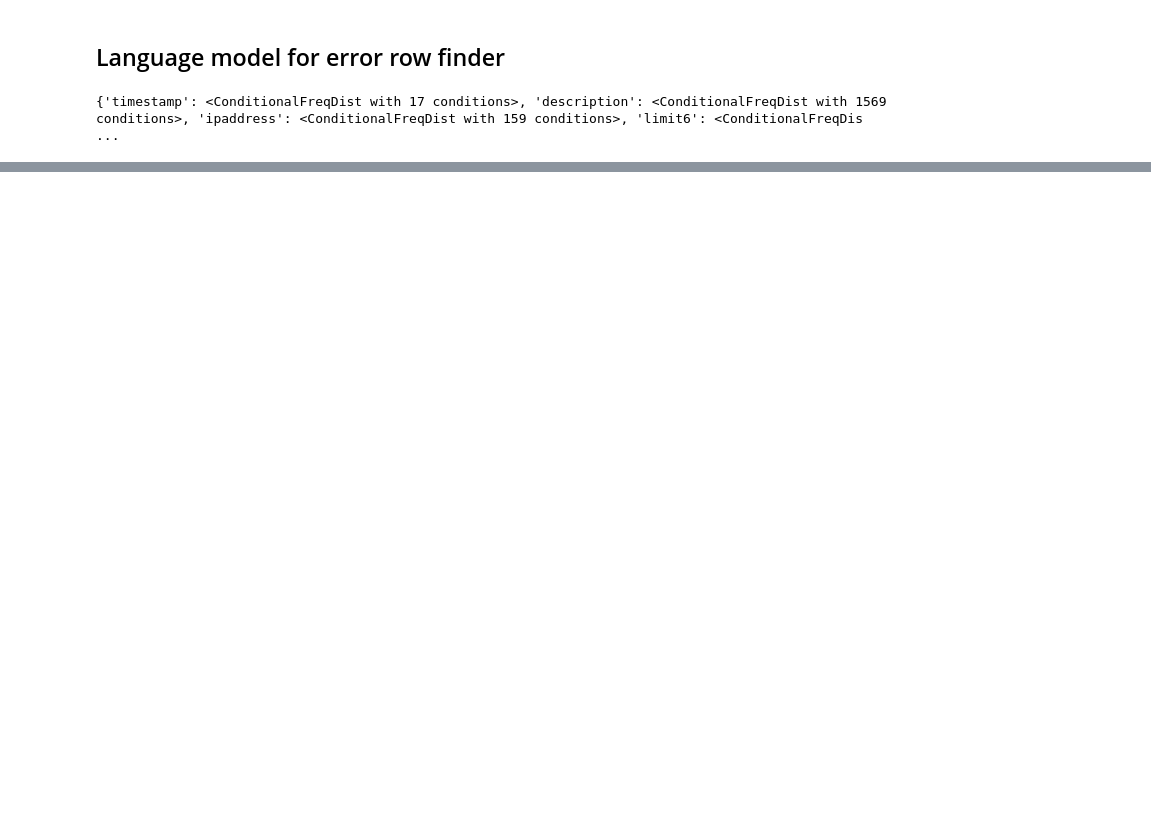
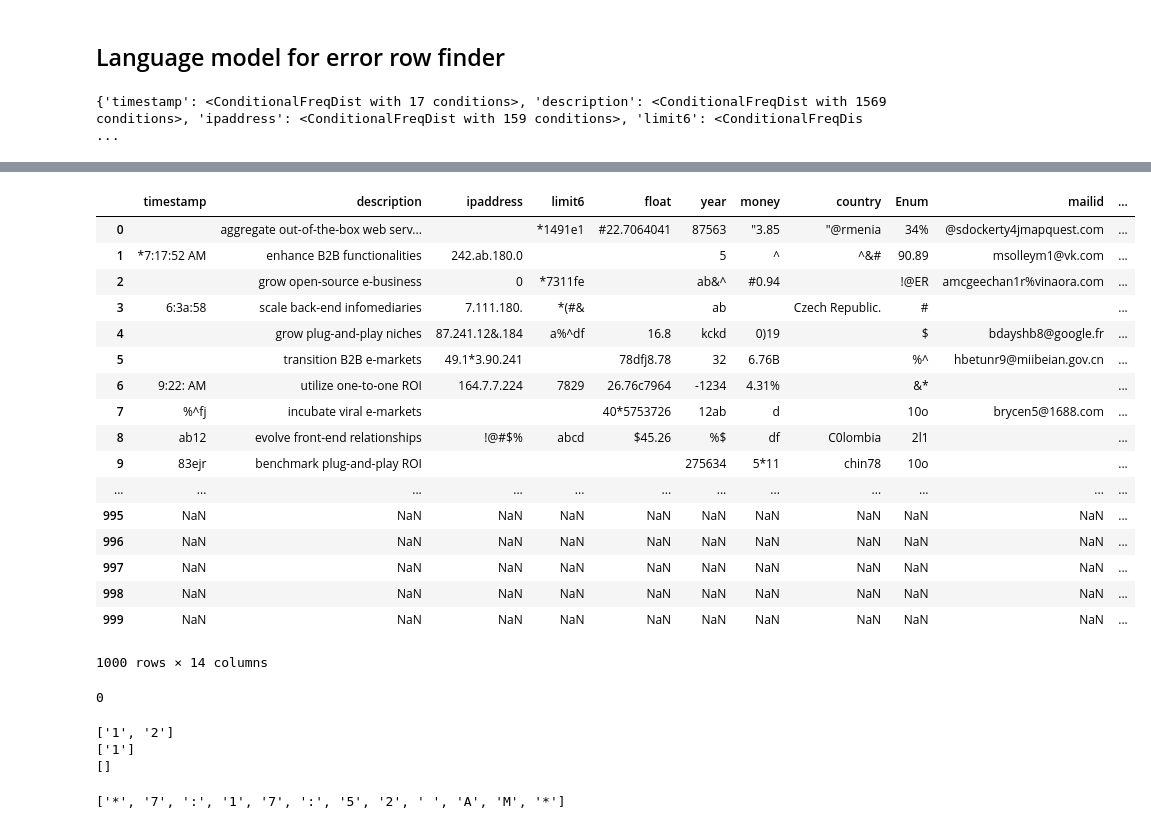
Before and after one commit to gokulramanaa/Temp-repo, a Jupyter notebook: Baby_Name_Generation.ipynb, the cells around one changed output, grey strips where cells are left out. Saved outputs shown, nothing was run; the diff lists cells and outputs as text; code cells hidden in the pictures; blank space fills up the shorter version.

Commit message:
update dataframe

```diff
--- a/Baby_Name_Generation.ipynb
+++ b/Baby_Name_Generation.ipynb
@@ -9,8 +9,9 @@ from nltk.util import ngrams
 import pandas as pd
 from nltk.probability import *
 import string
+import copy
 
-li = ['mailid']
+li = ['timestamp', 'description','limit6','mailid','float']
 temp = pd.read_csv("./dataset.csv")
 temp = temp.fillna("")
 tempn = pd.DataFrame()
@@ -37,10 +38,11 @@ def map_parameter_init():
 d = map_parameter_init()
 vi = dict()
 cfd = dict()
-rejli = []
-rejrli = []
+cols = temp.columns
+rejli = {key:[] for key in cols}
+rejrli ={key:[] for key in cols}
 rejoli = []
-rejpd = pd.DataFrame().reindex_like(temp)
+rejpd = pd.DataFrame(columns=temp.columns, index = range(1000)) #.reindex_like(temp)
 mingram = dict()
 # %%
 def mapval(a):
@@ -141,3 +154,46 @@ FreqDist({'n': 234})
+# %%
+rejpd
+# %% [output]
+|  | timestamp | description | ipaddress | limit6 | float | year | money | country | Enum | mailid | ... |
+| 0 |  | aggregate out-of-the-box web serv... |  | *1491e1 | #22.7064041 | 87563 | "3.85 | "@rmenia | 34% | @sdockerty4jmapquest.com | ... |
+| 1 | *7:17:52 AM | enhance B2B functionalities | 242.ab.180.0 |  |  | 5 | ^ | ^&# | 90.89 | msolleym1@vk.com | ... |
+| 2 |  | grow open-source e-business | 0 | *7311fe |  | ab&^ | #0.94 |  | !@ER | amcgeechan1r%vinaora.com | ... |
+| 3 | 6:3a:58 | scale back-end infomediaries | 7.111.180. | *(#& |  | ab |  | Czech Republic. | # |  | ... |
+| 4 |  | grow plug-and-play niches | 87.241.12&.184 | a%^df | 16.8 | kckd | 0)19 |  | $ | bdayshb8@google.fr | ... |
+| 5 |  | transition B2B e-markets | 49.1*3.90.241 |  | 78dfj8.78 | 32 | 6.76B |  | %^ | hbetunr9@miibeian.gov.cn | ... |
+| 6 | 9:22: AM | utilize one-to-one ROI | 164.7.7.224 | 7829 | 26.76c7964 | -1234 | 4.31% |  | &* |  | ... |
+| 7 | %^fj | incubate viral e-markets |  |  | 40*5753726 | 12ab | d |  | 10o | brycen5@1688.com | ... |
+| 8 | ab12 | evolve front-end relationships | !@#$% | abcd | $45.26 | %$ | df | C0lombia | 2l1 |  | ... |
+| 9 | 83ejr | benchmark plug-and-play ROI |  |  |  | 275634 | 5*11 | chin78 | 10o |  | ... |
+| ... | ... | ... | ... | ... | ... | ... | ... | ... | ... | ... | ... |
+| 995 | NaN | NaN | NaN | NaN | NaN | NaN | NaN | NaN | NaN | NaN | ... |
+| 996 | NaN | NaN | NaN | NaN | NaN | NaN | NaN | NaN | NaN | NaN | ... |
+| 997 | NaN | NaN | NaN | NaN | NaN | NaN | NaN | NaN | NaN | NaN | ... |
+| 998 | NaN | NaN | NaN | NaN | NaN | NaN | NaN | NaN | NaN | NaN | ... |
+| 999 | NaN | NaN | NaN | NaN | NaN | NaN | NaN | NaN | NaN | NaN | ... |
+1000 rows × 14 columns
+# %%
+temp['description'].map(len).min()
+# %% [output]
+0
+# %%
+te = ['1','2']
+print(te)
+te.pop()
+print(te)
+te.pop(-1)
+print(te)
+# %% [output]
+['1', '2']
+['1']
+[]
+# %%
+# one = np.random.randint(4,10,4)
+
+# pd.DataFrame(dict(one=np.random.randint(1,10,10), two = np.random.randint(1,10,4)))
+te
+# %% [output]
+['*', '7', ':', '1', '7', ':', '5', '2', ' ', 'A', 'M', '*']
 # %%
 # condition_pairs.throw()
 # a = {}
```
Also changed, not shown: parts of 3 cells of this notebook.
